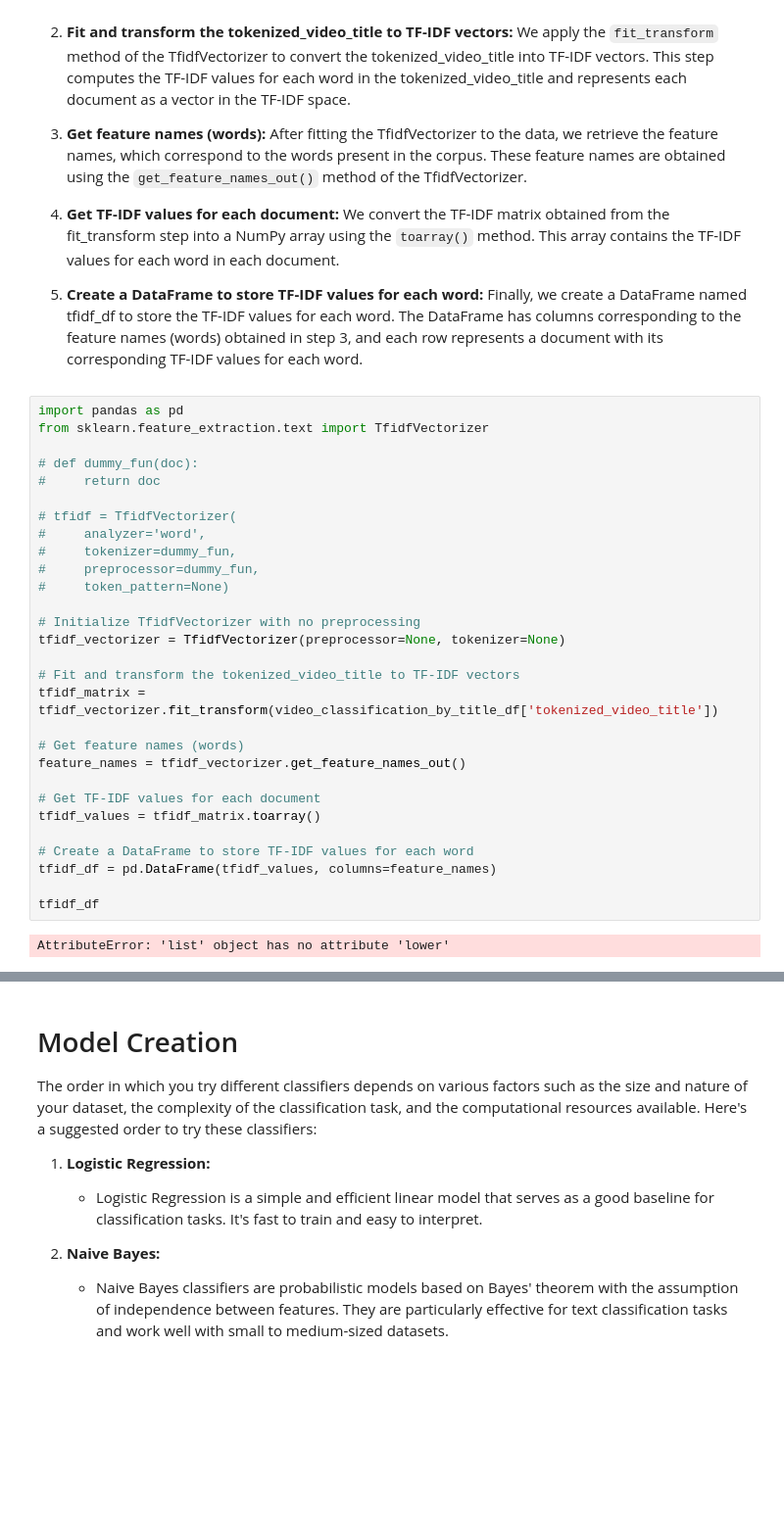
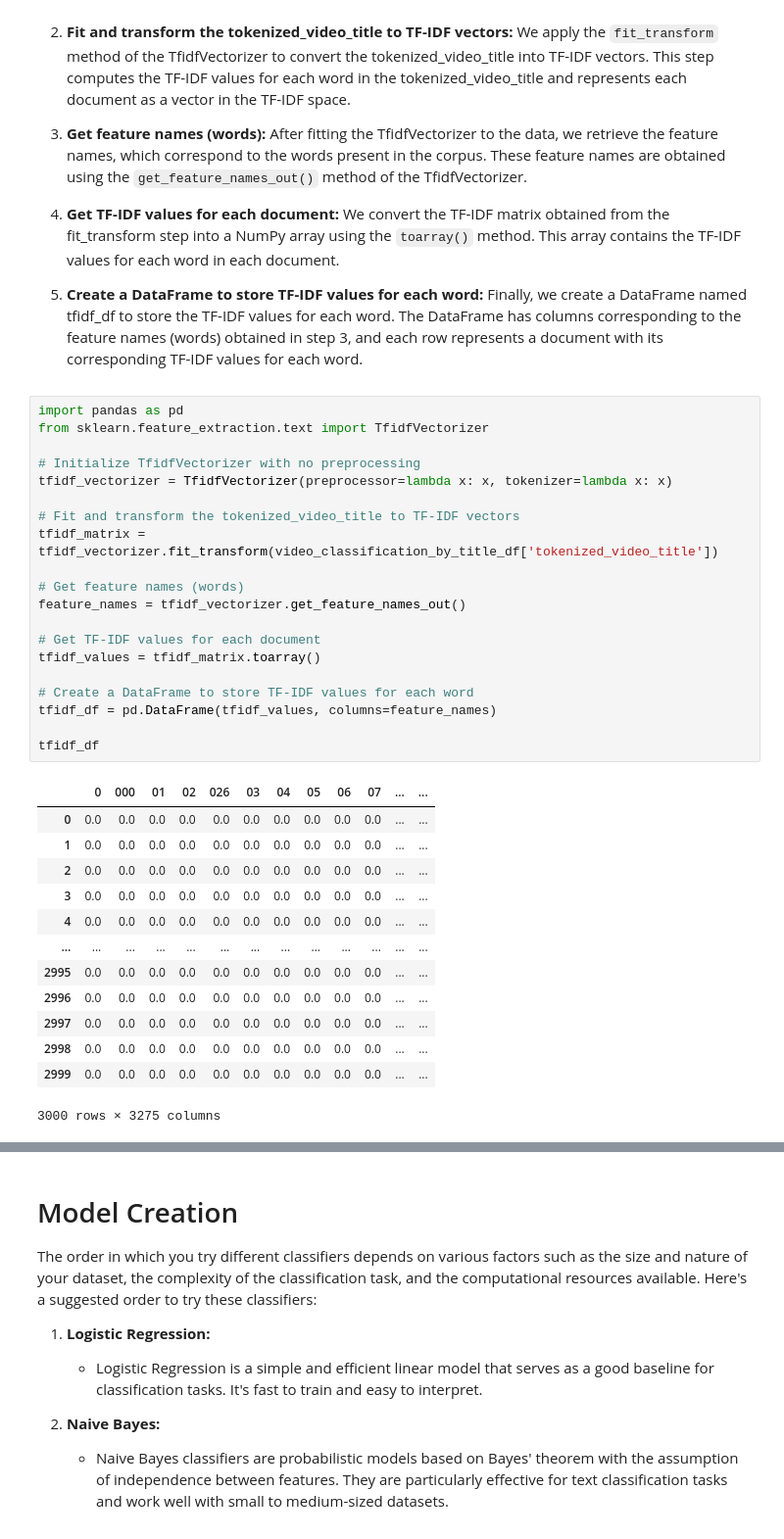
Before and after one commit to harryallum/YouTube-Video-Analysis, a Jupyter notebook: analysis/video_classification/video_classification.ipynb, the cells around one changed output, grey strips where cells are left out. Shown: that part at 98% size. Cells and saved outputs as stored; diff of their text form; blank space fills up the shorter version.

Commit message:
Fixed vectorizer

```diff
--- a/analysis/video_classification/video_classification.ipynb
+++ b/analysis/video_classification/video_classification.ipynb
@@ -303,34 +326,37 @@ Finally, we create a DataFrame named tfidf_df to store the TF-IDF values for eac
 # %%
 import pandas as pd
 from sklearn.feature_extraction.text import TfidfVectorizer
 
-# def dummy_fun(doc):
-#     return doc
-
-# tfidf = TfidfVectorizer(
-#     analyzer='word',
-#     tokenizer=dummy_fun,
-#     preprocessor=dummy_fun,
-#     token_pattern=None)
-
 # Initialize TfidfVectorizer with no preprocessing
-tfidf_vectorizer = TfidfVectorizer(preprocessor=None, tokenizer=None)
+tfidf_vectorizer = TfidfVectorizer(preprocessor=lambda x: x, tokenizer=lambda x: x)
 
 # Fit and transform the tokenized_video_title to TF-IDF vectors
 tfidf_matrix = tfidf_vectorizer.fit_transform(video_classification_by_title_df['tokenized_video_title'])
 
 # Get feature names (words)
 feature_names = tfidf_vectorizer.get_feature_names_out()
 
 # Get TF-IDF values for each document
 tfidf_values = tfidf_matrix.toarray()
 
 # Create a DataFrame to store TF-IDF values for each word
 tfidf_df = pd.DataFrame(tfidf_values, columns=feature_names)
 
 tfidf_df
 # %% [output]
+|  | 0 | 000 | 01 | 02 | 026 | 03 | 04 | 05 | 06 | 07 | ... | ... |
+| 0 | 0.0 | 0.0 | 0.0 | 0.0 | 0.0 | 0.0 | 0.0 | 0.0 | 0.0 | 0.0 | ... | ... |
+| 1 | 0.0 | 0.0 | 0.0 | 0.0 | 0.0 | 0.0 | 0.0 | 0.0 | 0.0 | 0.0 | ... | ... |
+| 2 | 0.0 | 0.0 | 0.0 | 0.0 | 0.0 | 0.0 | 0.0 | 0.0 | 0.0 | 0.0 | ... | ... |
+| 3 | 0.0 | 0.0 | 0.0 | 0.0 | 0.0 | 0.0 | 0.0 | 0.0 | 0.0 | 0.0 | ... | ... |
+| 4 | 0.0 | 0.0 | 0.0 | 0.0 | 0.0 | 0.0 | 0.0 | 0.0 | 0.0 | 0.0 | ... | ... |
+| ... | ... | ... | ... | ... | ... | ... | ... | ... | ... | ... | ... | ... |
+| 2995 | 0.0 | 0.0 | 0.0 | 0.0 | 0.0 | 0.0 | 0.0 | 0.0 | 0.0 | 0.0 | ... | ... |
+| 2996 | 0.0 | 0.0 | 0.0 | 0.0 | 0.0 | 0.0 | 0.0 | 0.0 | 0.0 | 0.0 | ... | ... |
+| 2997 | 0.0 | 0.0 | 0.0 | 0.0 | 0.0 | 0.0 | 0.0 | 0.0 | 0.0 | 0.0 | ... | ... |
+| 2998 | 0.0 | 0.0 | 0.0 | 0.0 | 0.0 | 0.0 | 0.0 | 0.0 | 0.0 | 0.0 | ... | ... |
+| 2999 | 0.0 | 0.0 | 0.0 | 0.0 | 0.0 | 0.0 | 0.0 | 0.0 | 0.0 | 0.0 | ... | ... |
-AttributeError: 'list' object has no attribute 'lower'
+3000 rows × 3275 columns
 # %%
 video_classification_by_title_df['tokenized_video_title']
 # %% [output]
```
Also changed, not shown: parts of 6 cells of this notebook.
